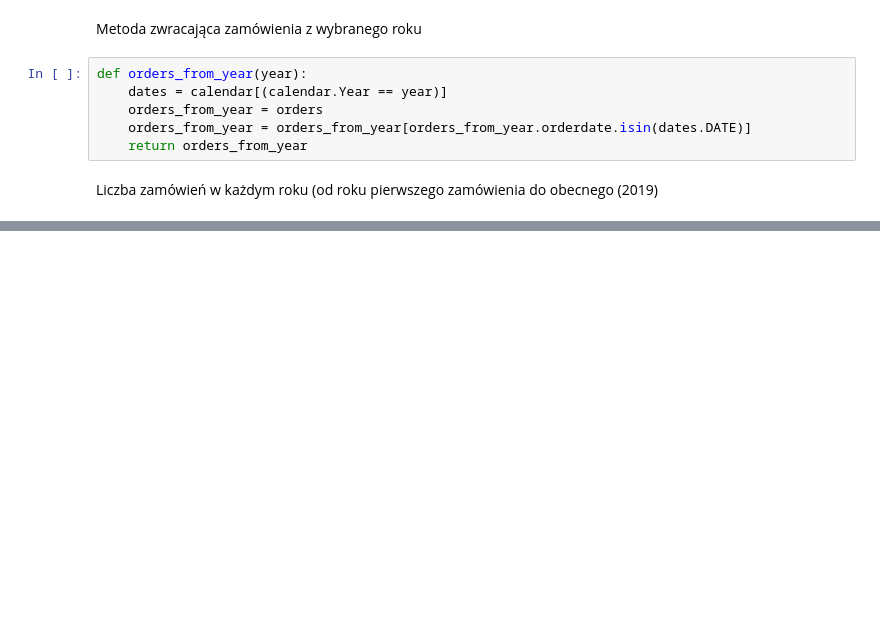
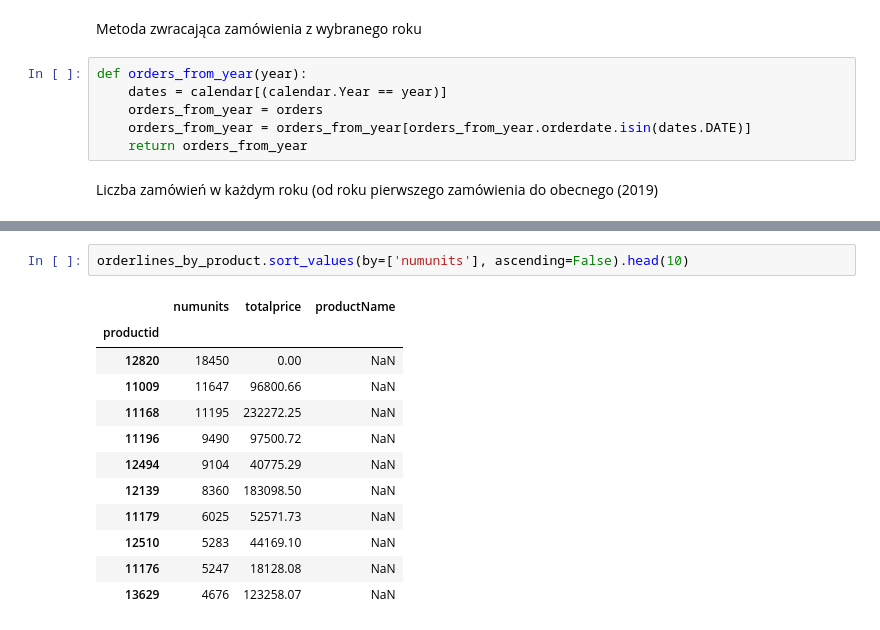
Before and after one commit to Julitt/ZarzadzanieInformacjaJupyter, a Jupyter notebook: projekt.ipynb, the cells around one changed output, grey strips where cells are left out. Drawn from its saved outputs; the diff is of its cells as text; blank space fills up the shorter version.

```diff
--- a/projekt.ipynb
+++ b/projekt.ipynb
@@ -214,0 +261,15 @@ orders_prices_sum
+# %%
+orderlines_by_product.sort_values(by=['numunits'], ascending=False).head(10)
+# %% [output]
+|  | numunits | totalprice | productName |
+| productid |  |  |  |
+| 12820 | 18450 | 0.00 | NaN |
+| 11009 | 11647 | 96800.66 | NaN |
+| 11168 | 11195 | 232272.25 | NaN |
+| 11196 | 9490 | 97500.72 | NaN |
+| 12494 | 9104 | 40775.29 | NaN |
+| 12139 | 8360 | 183098.50 | NaN |
+| 11179 | 6025 | 52571.73 | NaN |
+| 12510 | 5283 | 44169.10 | NaN |
+| 11176 | 5247 | 18128.08 | NaN |
+| 13629 | 4676 | 123258.07 | NaN |
```
Also changed, not shown: parts of 8 cells of this notebook.
